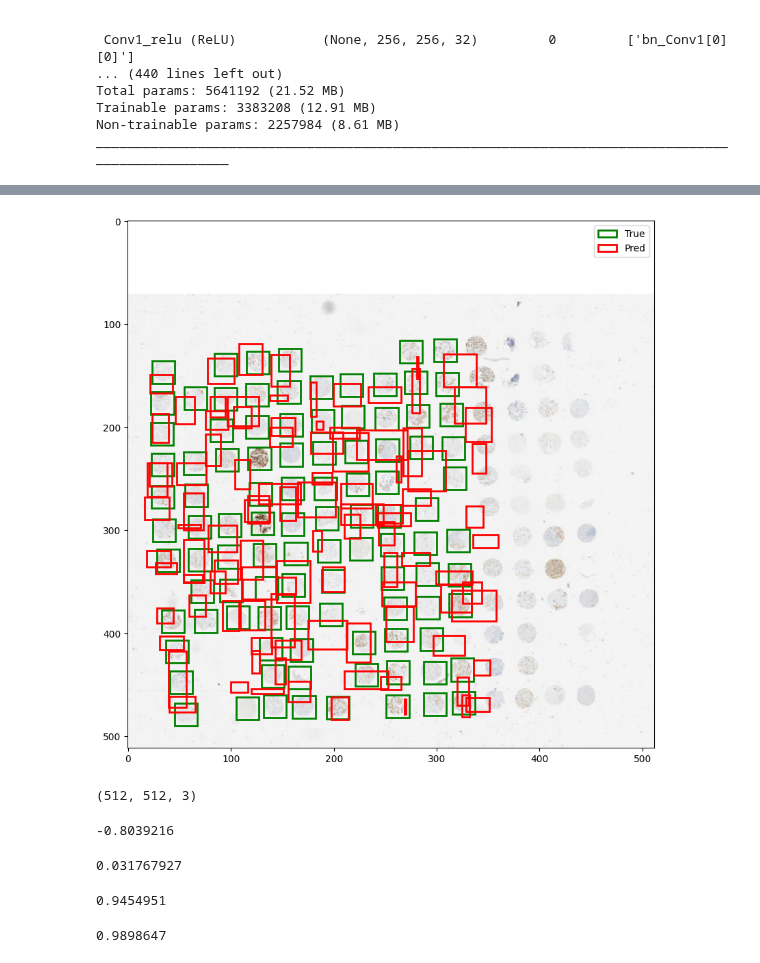
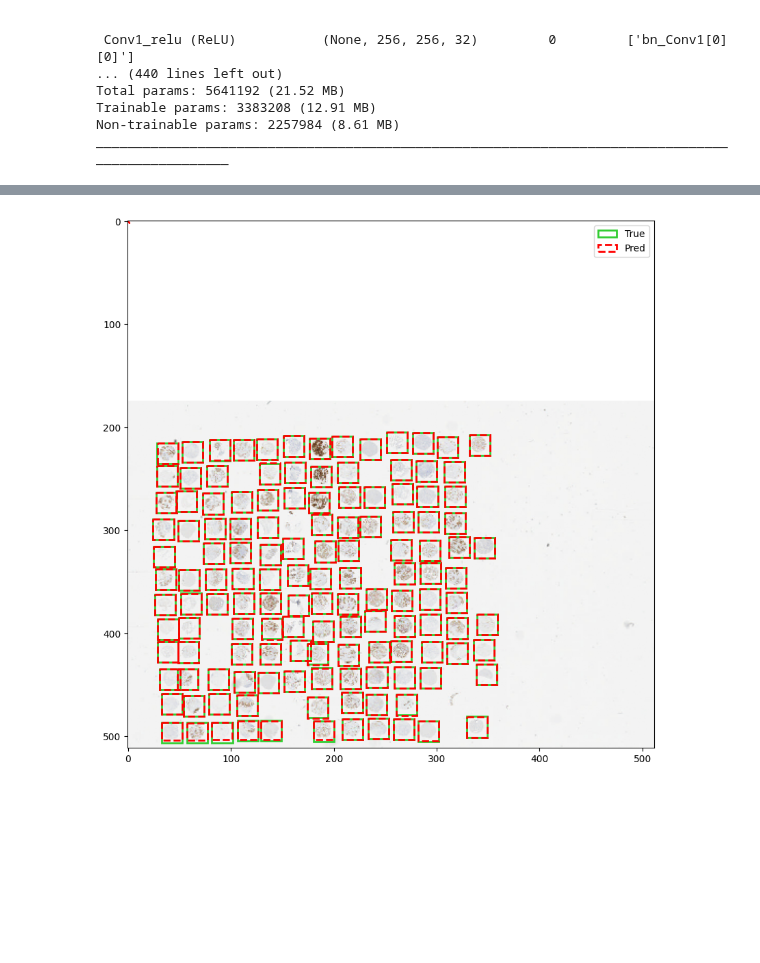
Before and after one commit to aaronge-2020/Microarray-Dearraying, a Jupyter notebook: YOLO.ipynb, the cells around one changed output, grey strips where cells are left out. Drawn from its saved outputs; the diff is of its cells as text; code cells hidden in the pictures; blank space fills up the shorter version.

```diff
--- a/YOLO.ipynb
+++ b/YOLO.ipynb
@@ -265,9 +284,9 @@ import matplotlib.pyplot as plt
 import matplotlib.patches as patches
 import numpy as np
 
-def plot_image_with_boxes(image, true_boxes, pred_boxes, figsize=(10, 10), threshold=0.5):
+def plot_image_with_boxes(image, true_boxes, pred_boxes, figsize=(10, 10)):
     """
-    Plots an image with overlaid true and predicted bounding boxes.
+    Plots an image with overlaid true and predicted bounding boxes, ensuring visibility even when boxes overlap.
 
     Args:
     image: The image as a NumPy array, normalized between [-1, 1].
@@ -275,13 +294,12 @@ def plot_image_with_boxes(image, true_boxes, pred_boxes, figsize=(10, 10), thres
                 and each box is defined as (ymin, xmin, ymax, xmax).
     pred_boxes: A NumPy array of predicted bounding boxes of shape (N, 4), similar to true_boxes.
     figsize: Size of the figure to display.
-    threshold: Confidence threshold to filter for predicted boxes (if applicable).
     """
     # Rescale the image from [-1,1] to [0,1] for displaying
     image = (image + 1) / 2.0
 
     fig, ax = plt.subplots(1, figsize=figsize)
-    ax.imshow(image)  # Removed cmap='gray' to correctly display RGB images
+    ax.imshow(image)  # If the image is not grayscale, remove cmap='gray'
 
     img_height, img_width = image.shape[:2]
 
@@ -294,8 +312,9 @@ def plot_image_with_boxes(image, true_boxes, pred_boxes, figsize=(10, 10), thres
         ymax *= img_height
         xmin *= img_width
         xmax *= img_width
+        # Use a solid line for true boxes
         rect = patches.Rectangle((xmin, ymin), xmax - xmin, ymax - ymin,
-                                 linewidth=2, edgecolor='g', facecolor='none', label='True')
+                                 linewidth=2, edgecolor='limegreen', facecolor='none', linestyle='-', label='True')
         ax.add_patch(rect)
 
     # Plot predicted bounding boxes
@@ -307,28 +326,29 @@ def plot_image_with_boxes(image, true_boxes, pred_boxes, figsize=(10, 10), thres
         ymax *= img_height
         xmin *= img_width
         xmax *= img_width
+        # Use a dashed line for predicted boxes
         rect = patches.Rectangle((xmin, ymin), xmax - xmin, ymax - ymin,
-                                 linewidth=2, edgecolor='r', facecolor='none', label='Pred')
+                                 linewidth=2, edgecolor='red', facecolor='none', linestyle='--', alpha=1, label='Pred')
         ax.add_patch(rect)
 
     # Create a legend
     handles, labels = ax.get_legend_handles_labels()
     by_label = dict(zip(labels, handles))
-    ax.legend(by_label.values(), by_label.keys())
+    # This ensures that only one label for each line style is added to the legend
+    unique_labels = list(set(labels))
+    unique_handles = [by_label[label] for label in unique_labels]
+    ax.legend(unique_handles, unique_labels)
 
     plt.show()
 
-# Usage
-# Assuming `images` is your array of normalized images loaded from the dataset,
-# `true_boxes` is the array of true bounding boxes, and `pred_boxes` is the array
-# of predicted bounding boxes for the corresponding images.
-# You need to run your model's prediction function on the images to get `pred_boxes`.
-# Ensure that the predictions are scaled appropriately if they are not in the range [0, 1].
-pred_boxes = model.predict(images[10:11])  # Predict the bounding boxes for the 11th image
+
+image = 5 # Select an index of an image to display
+
+pred_boxes = model.predict(images[image:image+1])  # Predict the bounding boxes for the 11th image
 # Rescale predictions if necessary here
 
 true_boxes = pad_labels(boxes)
 
 
-plot_image_with_boxes(images[10], true_boxes[10], pred_boxes[0])
+plot_image_with_boxes(images[image], true_boxes[image], pred_boxes[0])
 # %% [output]
@@ -336,21 +356 @@ plot_image_with_boxes(images[10], true_boxes[10], pred_boxes[0])
-[figure, old version]
+[figure, new version]
-# %%
-images[10].shape
-# %% [output]
-(512, 512, 3)
-# %%
-images[10].min()
-# %% [output]
--0.8039216
-# %%
-pred_boxes[0].min()
-# %% [output]
-0.031767927
-# %%
-pred_boxes[0].max()
-# %% [output]
-0.9454951
-# %%
-true_boxes.max()
-# %% [output]
-0.9898647
```
Also changed, not shown: parts of 3 cells of this notebook.
